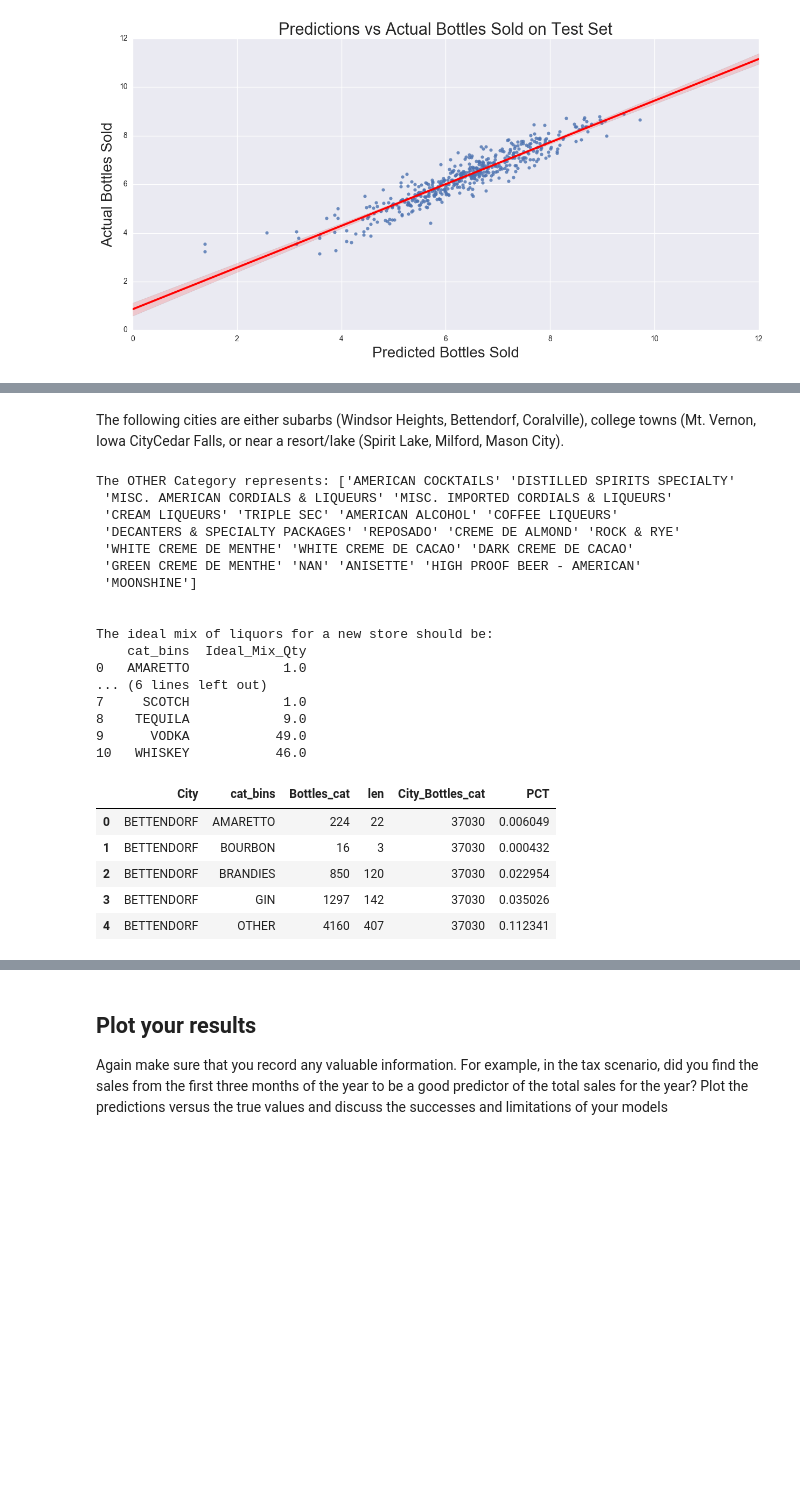
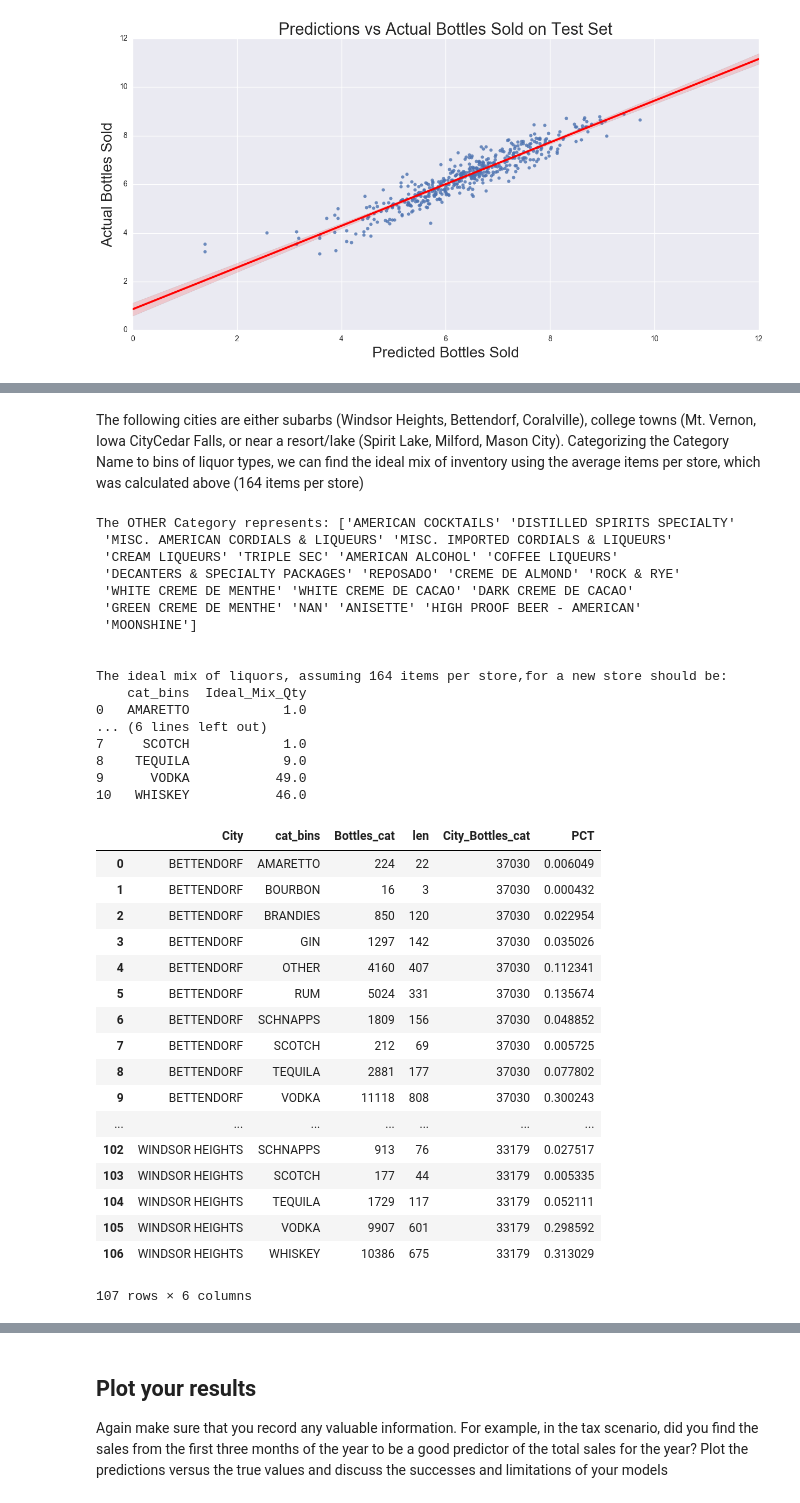
Before and after one commit to ashalan/project_3, a Jupyter notebook: starter-code/Project 3 Starter Code.ipynb, the cells around one changed output, grey strips where cells are left out. Cells and saved outputs as stored; diff of their text form; code cells hidden in the pictures; blank space fills up the shorter version.

Commit message:
adding code for ideal mix of items for a new store and expanding on description of each secion

```diff
--- a/starter-code/Project 3 Starter Code.ipynb
+++ b/starter-code/Project 3 Starter Code.ipynb
@@ -619,7 +620,7 @@ The store type has been incorporated to show the types of stores in a given city
 | 9 | CORALVILLE | 308774.21 | 13.0 | 14.0 | 23751.862308 | 22055.300714 | ... |
 [figure]
 # %% [markdown]
-The following cities are either subarbs (Windsor Heights, Bettendorf, Coralville), college towns (Mt. Vernon, Iowa CityCedar Falls, or near a resort/lake (Spirit Lake, Milford, Mason City).
+The following cities are either subarbs (Windsor Heights, Bettendorf, Coralville), college towns (Mt. Vernon, Iowa CityCedar Falls, or near a resort/lake (Spirit Lake, Milford, Mason City). Categorizing the Category Name to bins of liquor types, we can find the ideal mix of inventory using the average items per store, which was calculated above (164 items per store)
 # %%
 #make all category names upper case
 #create category bins to be used for portfolio
@@ -682,33 +683,45 @@ category_mix_total.sort_values('PCT',ascending = False)
 
 #Vodka, Whiskey, and Rum are the top 3 types of liquor.
 #The average items per store for top 10 is 164.
 #Assuming this would be the size of the store, lets multiply the percentages times 164
 category_mix_total['Ideal_Mix_Qty'] = (category_mix_total['PCT'] * 164).round()
 print '\n'
-print 'The ideal mix of liquors for a new store should be:'
+print 'The ideal mix of liquors, assuming 164 items per store,for a new store should be:'
 print category_mix_total.iloc[:,[0,3]]
-category_mix_top10.head()
+category_mix_top10
 # %% [output]
 The OTHER Category represents: ['AMERICAN COCKTAILS' 'DISTILLED SPIRITS SPECIALTY'
  'MISC. AMERICAN CORDIALS & LIQUEURS' 'MISC. IMPORTED CORDIALS & LIQUEURS'
  'CREAM LIQUEURS' 'TRIPLE SEC' 'AMERICAN ALCOHOL' 'COFFEE LIQUEURS'
  'DECANTERS & SPECIALTY PACKAGES' 'REPOSADO' 'CREME DE ALMOND' 'ROCK & RYE'
  'WHITE CREME DE MENTHE' 'WHITE CREME DE CACAO' 'DARK CREME DE CACAO'
  'GREEN CREME DE MENTHE' 'NAN' 'ANISETTE' 'HIGH PROOF BEER - AMERICAN'
  'MOONSHINE']
 
 
-The ideal mix of liquors for a new store should be:
+The ideal mix of liquors, assuming 164 items per store,for a new store should be:
     cat_bins  Ideal_Mix_Qty
 0   AMARETTO            1.0
 ... (6 lines left out)
 7     SCOTCH            1.0
 8    TEQUILA            9.0
 9      VODKA           49.0
 10   WHISKEY           46.0
 |  | City | cat_bins | Bottles_cat | len | City_Bottles_cat | PCT |
 | 0 | BETTENDORF | AMARETTO | 224 | 22 | 37030 | 0.006049 |
 | 1 | BETTENDORF | BOURBON | 16 | 3 | 37030 | 0.000432 |
 | 2 | BETTENDORF | BRANDIES | 850 | 120 | 37030 | 0.022954 |
 | 3 | BETTENDORF | GIN | 1297 | 142 | 37030 | 0.035026 |
 | 4 | BETTENDORF | OTHER | 4160 | 407 | 37030 | 0.112341 |
+| 5 | BETTENDORF | RUM | 5024 | 331 | 37030 | 0.135674 |
+| 6 | BETTENDORF | SCHNAPPS | 1809 | 156 | 37030 | 0.048852 |
+| 7 | BETTENDORF | SCOTCH | 212 | 69 | 37030 | 0.005725 |
+| 8 | BETTENDORF | TEQUILA | 2881 | 177 | 37030 | 0.077802 |
+| 9 | BETTENDORF | VODKA | 11118 | 808 | 37030 | 0.300243 |
+| ... | ... | ... | ... | ... | ... | ... |
+| 102 | WINDSOR HEIGHTS | SCHNAPPS | 913 | 76 | 33179 | 0.027517 |
+| 103 | WINDSOR HEIGHTS | SCOTCH | 177 | 44 | 33179 | 0.005335 |
+| 104 | WINDSOR HEIGHTS | TEQUILA | 1729 | 117 | 33179 | 0.052111 |
+| 105 | WINDSOR HEIGHTS | VODKA | 9907 | 601 | 33179 | 0.298592 |
+| 106 | WINDSOR HEIGHTS | WHISKEY | 10386 | 675 | 33179 | 0.313029 |
+107 rows × 6 columns
```
Also changed, not shown: parts of 25 cells of this notebook.
